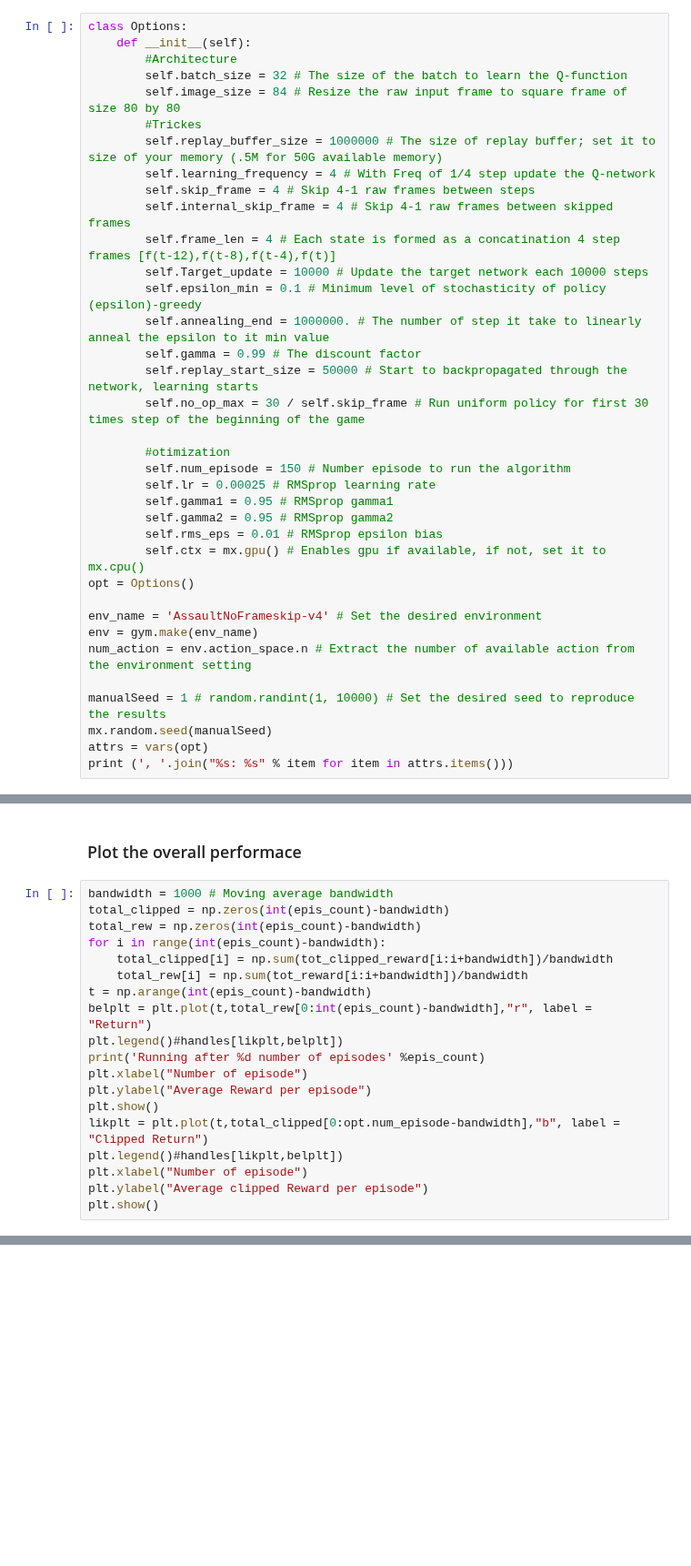
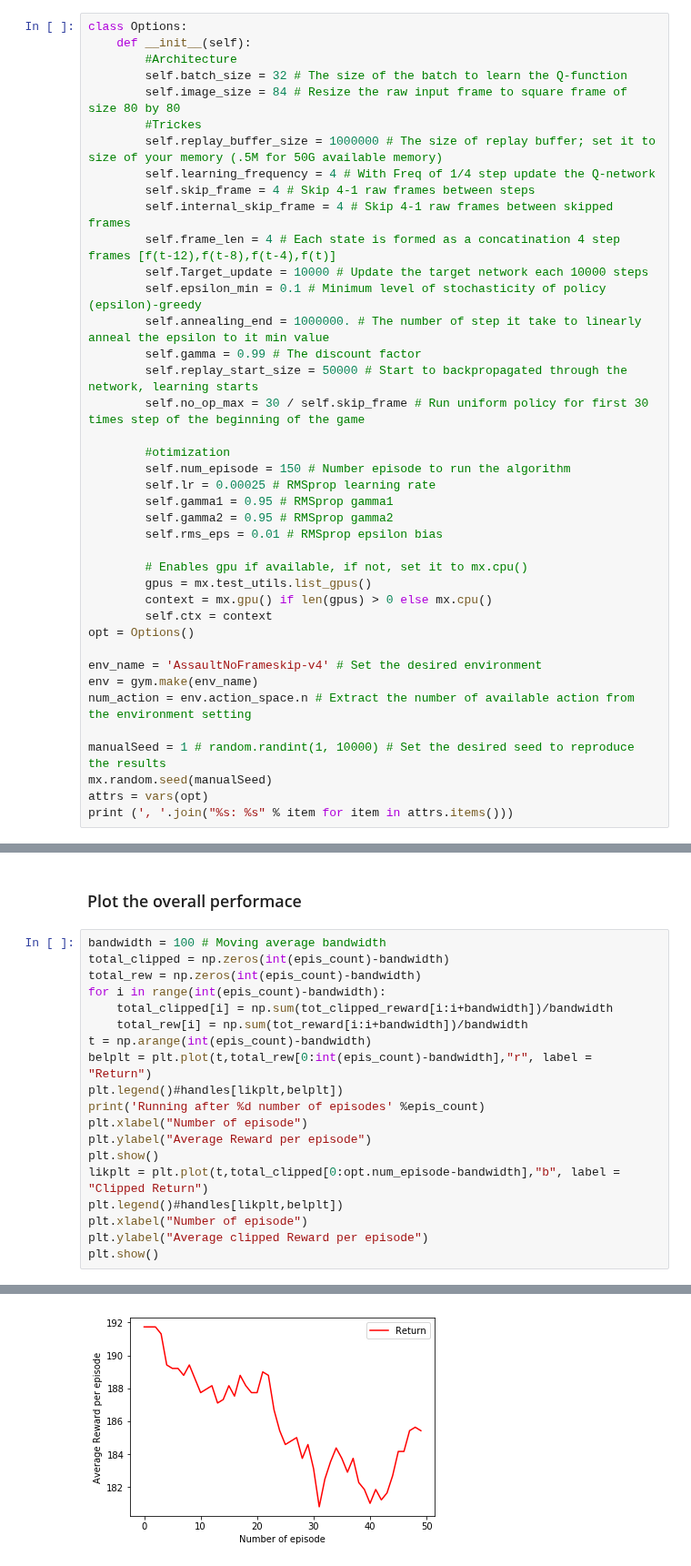
Before and after one commit to zackchase/mxnet-the-straight-dope, a Jupyter notebook: chapter17_deep-reinforcement-learning/DQN.ipynb, the cells around one changed output, grey strips where cells are left out. Shown at 91% size. Saved outputs shown, nothing was run; the diff lists cells and outputs as text; blank space fills up the shorter version.

Commit message:
Corrected issue with bandwidth, which was set too high for example. Updated plots. Added cpu fallback.

```diff
--- a/chapter17_deep-reinforcement-learning/DQN.ipynb
+++ b/chapter17_deep-reinforcement-learning/DQN.ipynb
@@ -87,7 +87,11 @@ class Options:
         self.gamma1 = 0.95 # RMSprop gamma1
         self.gamma2 = 0.95 # RMSprop gamma2
         self.rms_eps = 0.01 # RMSprop epsilon bias
-        self.ctx = mx.gpu() # Enables gpu if available, if not, set it to mx.cpu()
+
+        # Enables gpu if available, if not, set it to mx.cpu()
+        gpus = mx.test_utils.list_gpus()
+        context = mx.gpu() if len(gpus) > 0 else mx.cpu()
+        self.ctx = context
 opt = Options()
 
 env_name = 'AssaultNoFrameskip-v4' # Set the desired environment
@@ -348,7 +351,7 @@ epis[140],eps[1.000000],durat[166],fnum=37496, cum_cl_rew = 5, cum_rew = 105,tot
 # %% [markdown]
 ### Plot the overall performace
 # %%
-bandwidth = 1000 # Moving average bandwidth
+bandwidth = 100 # Moving average bandwidth
 total_clipped = np.zeros(int(epis_count)-bandwidth)
 total_rew = np.zeros(int(epis_count)-bandwidth)
 for i in range(int(epis_count)-bandwidth):
@@ -366,3 +369,4 @@ plt.legend()#handles[likplt,belplt])
 plt.xlabel("Number of episode")
 plt.ylabel("Average clipped Reward per episode")
 plt.show()
+# %% [output]
@@ -368,0 +374 @@ plt.show()
+[figure, added]
```
Also changed, not shown: parts of 3 cells of this notebook.
